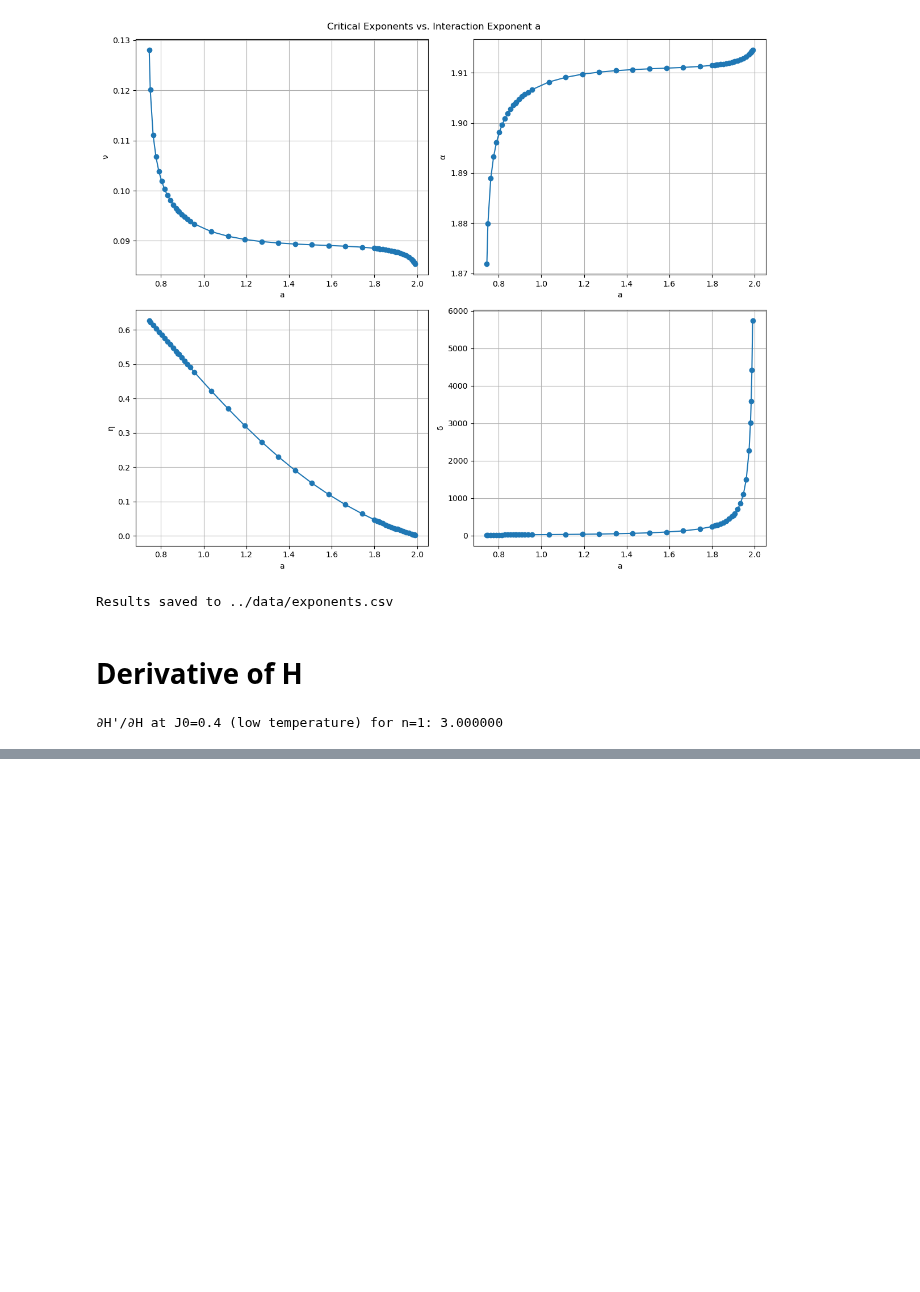
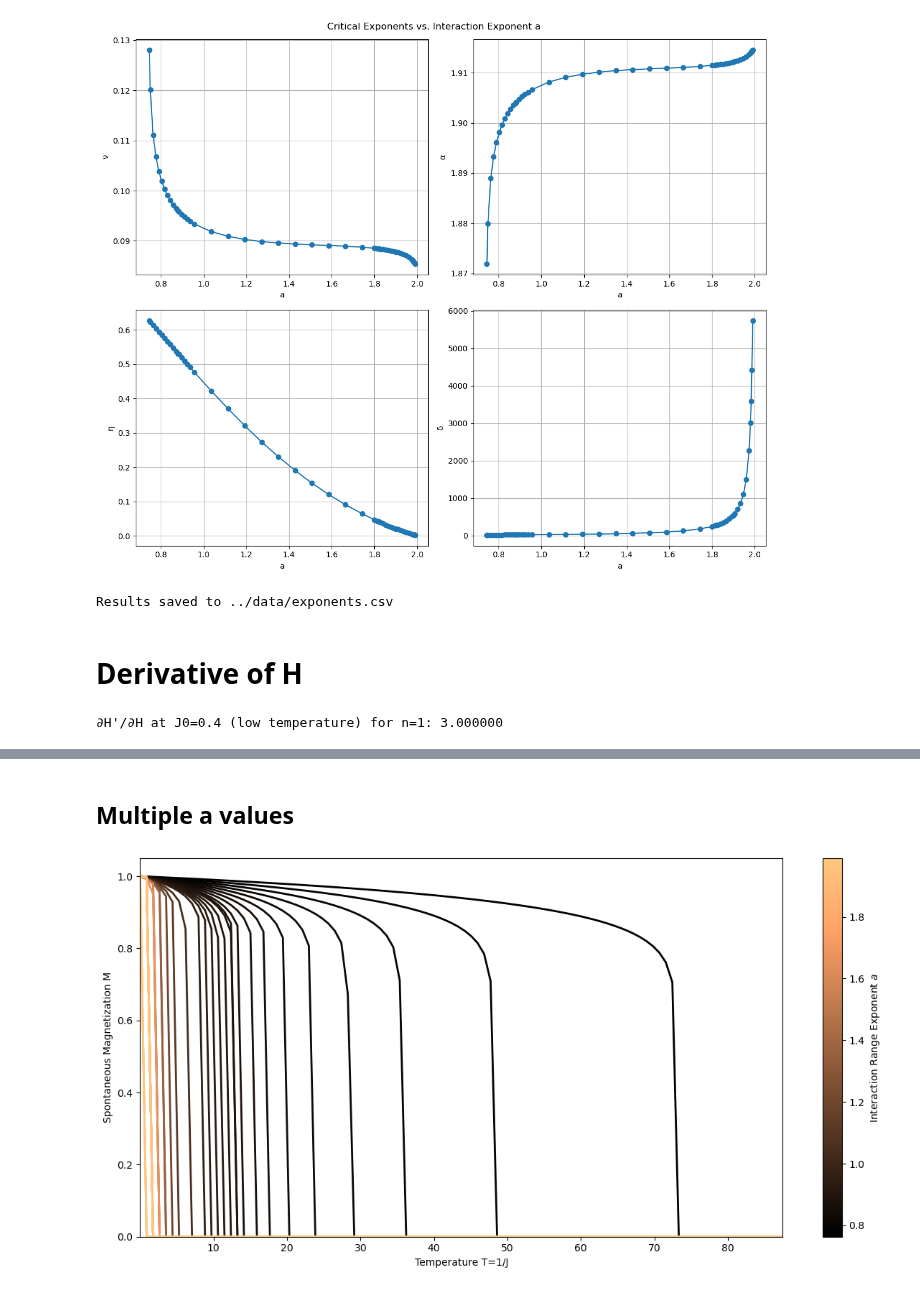
Before and after one commit to erbilcanartun/long-range-ising-chain, a Jupyter notebook: notebooks/magnetic_field.ipynb, the cells around one changed output, grey strips where cells are left out. Saved outputs shown, nothing was run; the diff lists cells and outputs as text; code cells hidden in the pictures; blank space fills up the shorter version.

```diff
--- a/notebooks/magnetic_field.ipynb
+++ b/notebooks/magnetic_field.ipynb
@@ -401,0 +479,46 @@ print(f"∂H'/∂H at J0={J0_low_T} (low temperature) for n={n}: {dH_prime_dH:.6
+# %% [markdown]
+## Multiple a values
+# %%
+import matplotlib.cm as cm
+
+# Compute T_c and beta for each n
+Tcs = 1 / Jcs
+betas = etas * nus  # beta = eta * nu = (1 - y_H) / y_T
+
+# Set up temperature range
+num_T = 100
+T_min = 0.01
+T_max = np.max(Tcs) * 1.2  # Slightly above max Tc
+T_values = np.linspace(T_min, T_max, num_T)
+
+# Compute M for each n
+M_values = np.zeros((num_T, len(n_values)))
+for i, (Tc_i, beta_i) in enumerate(zip(Tcs, betas)):
+    for j, T in enumerate(T_values):
+        if T < Tc_i:
+            M_values[j, i] = (1 - T / Tc_i) ** beta_i
+        else:
+            M_values[j, i] = 0  # M = 0 for T >= Tc
+
+# Create 2D plot with multiple curves using colormap
+fig, ax = plt.subplots(figsize=(12, 6))
+cmap = cm.copper # Colormap
+norm = plt.Normalize(min(n_values), max(n_values))  # Normalize n to colormap range
+
+for i, n_i in enumerate(n_values):
+    ax.plot(T_values, M_values[:, i], linewidth=2, color=cmap(norm(n_i)))
+
+# Add colorbar to indicate n values
+sm = plt.cm.ScalarMappable(cmap=cmap, norm=norm)
+fig.colorbar(sm, ax=ax, label='Interaction Range Exponent $a$')
+
+ax.set_xlabel('Temperature T=1/J')
+ax.set_ylabel('Spontaneous Magnetization M')
+ax.set_ylim(0, 1.05)
+ax.set_xlim(T_min, T_max)
+ax.grid(False)
+plt.tight_layout()
+plt.savefig(f'../figures/magnetization_all_n.png')
+plt.show()
+# %% [output]
+[figure, added]
```
Also changed, not shown: parts of 4 cells of this notebook, 3 other files.
